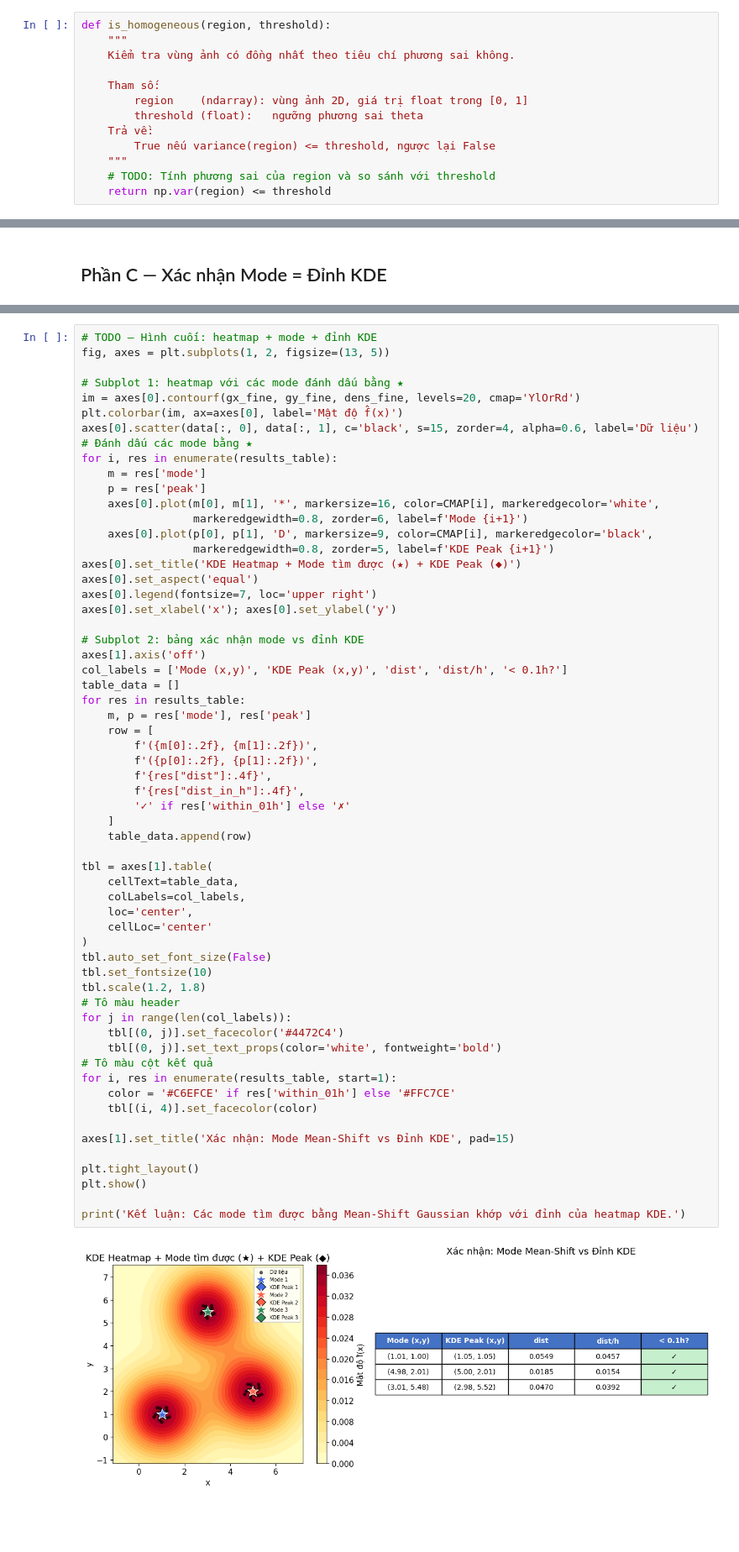
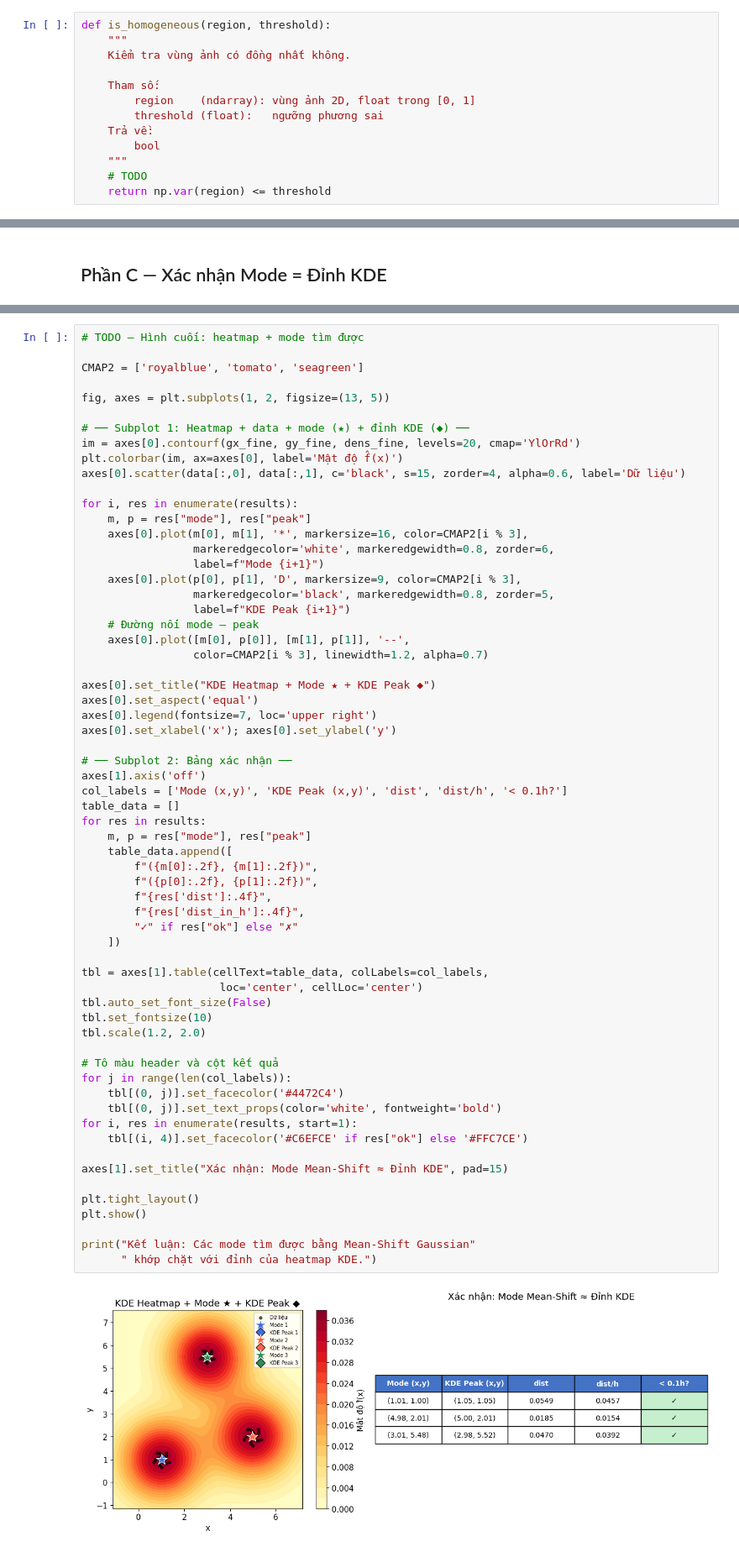
Before and after one commit to Hung07042005/XLA-TGMT_Nhom-1, a Jupyter notebook: Chuong3/starter.ipynb, the cells around one changed output, grey strips where cells are left out. Shown at 84% size. Saved outputs shown, nothing was run; the diff lists cells and outputs as text; blank space fills up the shorter version.

```diff
--- a/Chuong3/starter.ipynb
+++ b/Chuong3/starter.ipynb
@@ -747,15 +720,15 @@ $$P(R) = \bigl(\sigma^2_R \leq \theta\bigr)$$
 # %%
 def is_homogeneous(region, threshold):
     """
-    Kiểm tra vùng ảnh có đồng nhất theo tiêu chí phương sai không.
+    Kiểm tra vùng ảnh có đồng nhất không.
 
     Tham số:
-        region    (ndarray): vùng ảnh 2D, giá trị float trong [0, 1]
-        threshold (float):   ngưỡng phương sai theta
+        region    (ndarray): vùng ảnh 2D, float trong [0, 1]
+        threshold (float):   ngưỡng phương sai
     Trả về:
-        True nếu variance(region) <= threshold, ngược lại False
+        bool
     """
-    # TODO: Tính phương sai của region và so sánh với threshold
+    # TODO
     return np.var(region) <= threshold
 # %%
 # TEST — Kiểm tra is_homogeneous
@@ -1436,62 +1370,65 @@ Số cụm tìm được: 3 (mong đợi: 3)
 # %%
-# TODO — Hình cuối: heatmap + mode + đỉnh KDE
+# TODO — Hình cuối: heatmap + mode tìm được
+
+CMAP2 = ['royalblue', 'tomato', 'seagreen']
+
 fig, axes = plt.subplots(1, 2, figsize=(13, 5))
 
-# Subplot 1: heatmap với các mode đánh dấu bằng ★
+# ── Subplot 1: Heatmap + data + mode (★) + đỉnh KDE (◆) ──
 im = axes[0].contourf(gx_fine, gy_fine, dens_fine, levels=20, cmap='YlOrRd')
 plt.colorbar(im, ax=axes[0], label='Mật độ f̂(x)')
-axes[0].scatter(data[:, 0], data[:, 1], c='black', s=15, zorder=4, alpha=0.6, label='Dữ liệu')
-# Đánh dấu các mode bằng ★
-for i, res in enumerate(results_table):
-    m = res['mode']
-    p = res['peak']
-    axes[0].plot(m[0], m[1], '*', markersize=16, color=CMAP[i], markeredgecolor='white',
-                 markeredgewidth=0.8, zorder=6, label=f'Mode {i+1}')
-    axes[0].plot(p[0], p[1], 'D', markersize=9, color=CMAP[i], markeredgecolor='black',
-                 markeredgewidth=0.8, zorder=5, label=f'KDE Peak {i+1}')
-axes[0].set_title('KDE Heatmap + Mode tìm được (★) + KDE Peak (◆)')
+axes[0].scatter(data[:,0], data[:,1], c='black', s=15, zorder=4, alpha=0.6, label='Dữ liệu')
+
+for i, res in enumerate(results):
+    m, p = res["mode"], res["peak"]
+    axes[0].plot(m[0], m[1], '*', markersize=16, color=CMAP2[i % 3],
+                 markeredgecolor='white', markeredgewidth=0.8, zorder=6,
+                 label=f"Mode {i+1}")
+    axes[0].plot(p[0], p[1], 'D', markersize=9, color=CMAP2[i % 3],
+                 markeredgecolor='black', markeredgewidth=0.8, zorder=5,
+                 label=f"KDE Peak {i+1}")
+    # Đường nối mode — peak
+    axes[0].plot([m[0], p[0]], [m[1], p[1]], '--',
+                 color=CMAP2[i % 3], linewidth=1.2, alpha=0.7)
+
+axes[0].set_title("KDE Heatmap + Mode ★ + KDE Peak ◆")
 axes[0].set_aspect('equal')
 axes[0].legend(fontsize=7, loc='upper right')
 axes[0].set_xlabel('x'); axes[0].set_ylabel('y')
 
-# Subplot 2: bảng xác nhận mode vs đỉnh KDE
+# ── Subplot 2: Bảng xác nhận ──
 axes[1].axis('off')
 col_labels = ['Mode (x,y)', 'KDE Peak (x,y)', 'dist', 'dist/h', '< 0.1h?']
 table_data = []
-for res in results_table:
-    m, p = res['mode'], res['peak']
-    row = [
-        f'({m[0]:.2f}, {m[1]:.2f})',
-        f'({p[0]:.2f}, {p[1]:.2f})',
-        f'{res["dist"]:.4f}',
-        f'{res["dist_in_h"]:.4f}',
-        '✓' if res['within_01h'] else '✗'
-    ]
-    table_data.append(row)
+for res in results:
+    m, p = res["mode"], res["peak"]
+    table_data.append([
+        f"({m[0]:.2f}, {m[1]:.2f})",
+        f"({p[0]:.2f}, {p[1]:.2f})",
+        f"{res['dist']:.4f}",
+        f"{res['dist_in_h']:.4f}",
+        "✓" if res["ok"] else "✗"
+    ])
 
-tbl = axes[1].table(
-    cellText=table_data,
-    colLabels=col_labels,
-    loc='center',
-    cellLoc='center'
-)
+tbl = axes[1].table(cellText=table_data, colLabels=col_labels,
+                     loc='center', cellLoc='center')
 tbl.auto_set_font_size(False)
 tbl.set_fontsize(10)
-tbl.scale(1.2, 1.8)
-# Tô màu header
+tbl.scale(1.2, 2.0)
+
+# Tô màu header và cột kết quả
 for j in range(len(col_labels)):
     tbl[(0, j)].set_facecolor('#4472C4')
     tbl[(0, j)].set_text_props(color='white', fontweight='bold')
-# Tô màu cột kết quả
-for i, res in enumerate(results_table, start=1):
-    color = '#C6EFCE' if res['within_01h'] else '#FFC7CE'
-    tbl[(i, 4)].set_facecolor(color)
+for i, res in enumerate(results, start=1):
+    tbl[(i, 4)].set_facecolor('#C6EFCE' if res["ok"] else '#FFC7CE')
 
-axes[1].set_title('Xác nhận: Mode Mean-Shift vs Đỉnh KDE', pad=15)
+axes[1].set_title("Xác nhận: Mode Mean-Shift ≈ Đỉnh KDE", pad=15)
 
 plt.tight_layout()
 plt.show()
 
-print('Kết luận: Các mode tìm được bằng Mean-Shift Gaussian khớp với đỉnh của heatmap KDE.')
+print("Kết luận: Các mode tìm được bằng Mean-Shift Gaussian"
+      " khớp chặt với đỉnh của heatmap KDE.")
 # %% [output]
-[figure, old version]
+[figure, new version]
```
Also changed, not shown: parts of 39 cells of this notebook, 1 other file.
